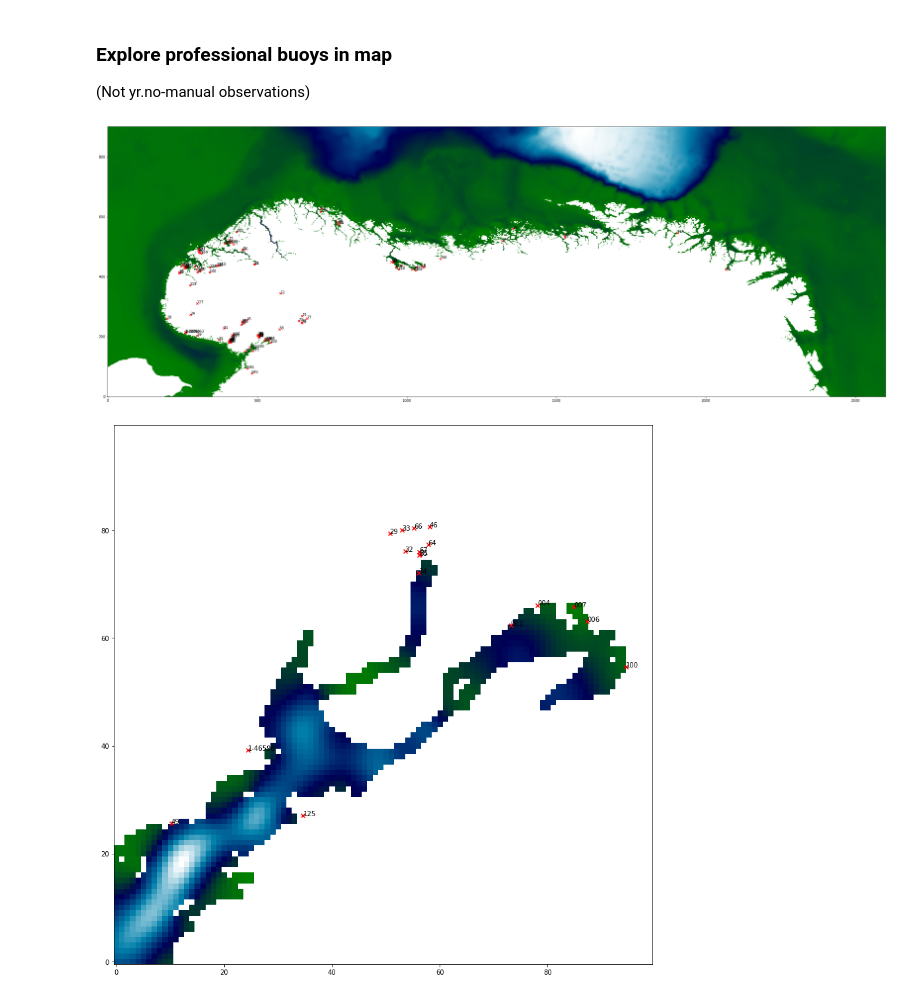
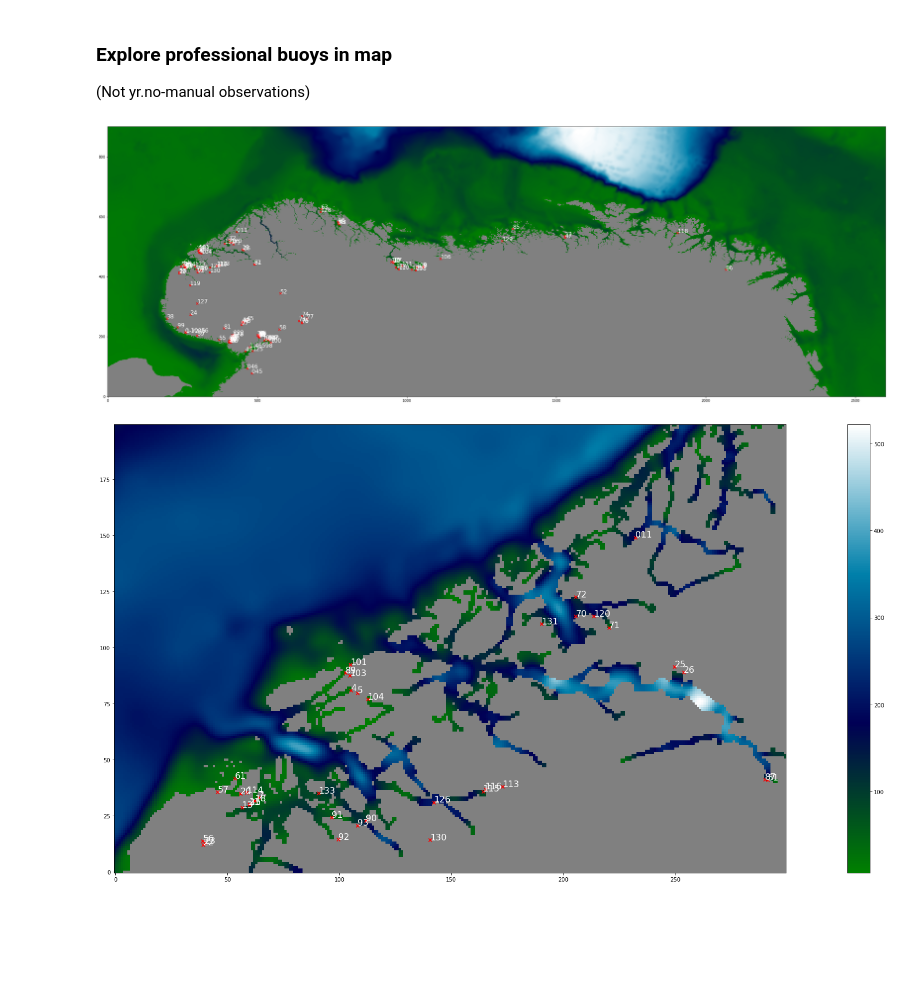
Before and after one commit to FlorianBeiser/havvarsel-data-driven-pred, a Jupyter notebook: HavvarselExplorer.ipynb, the cells around one changed output. Cells and saved outputs as stored; diff of their text form; code cells hidden in the pictures; blank space fills up the shorter version.

```diff
--- a/HavvarselExplorer.ipynb
+++ b/HavvarselExplorer.ipynb
@@ -131,6 +121,8 @@ add_more_meta_data("badevann-buoys.csv")
 ### Explore professional buoys in map
 
 (Not yr.no-manual observations)
+# %%
+badevann_df = pd.read_csv("badevann-buoys.csv")
 # %%
 badevann_df = badevann_df[badevann_df["source"]!="yr.no"]
 # %%
@@ -171,15 +163,20 @@ def plot_sites(land, xys, buoyid, subarea=None):
     buoy_subarea = np.logical_and(np.all(xys < [subarea[1],subarea[3]], axis=1), np.all(xys > [subarea[0],subarea[2]], axis=1))
 
     fig, ax = plt.subplots(1,1,figsize=(40,15))
-    ax.imshow(land[subarea[2]:subarea[3],subarea[0]:subarea[1]], cmap='ocean', origin="lower")
+    cmap = plt.cm.get_cmap("ocean").copy()
+    cmap.set_bad("grey", alpha=1.0)
+    bg = ax.imshow(land[subarea[2]:subarea[3],subarea[0]:subarea[1]], cmap=cmap, origin="lower")
     ax.scatter(xys[buoy_subarea,0]-subarea[0], xys[buoy_subarea,1]-subarea[2], c='r', marker='x')
     for i, txt in enumerate(buoyid[buoy_subarea]):
-        ax.annotate(str(txt), (xys[np.arange(N)[buoy_subarea][i],0]-subarea[0], xys[np.arange(N)[buoy_subarea][i],1]-subarea[2]))
+        ax.annotate(str(txt), (xys[np.arange(N)[buoy_subarea][i],0]-subarea[0], xys[np.arange(N)[buoy_subarea][i],1]-subarea[2]), c="white", fontsize=16)
+
+    if subarea != [0, land.shape[1], 0, land.shape[0]]:
+        fig.colorbar(bg)
 # %%
 plot_sites(land, xys, buoyid)
 # %% [output]
-[figure, old version]
+[figure, new version]
 # %%
-plot_sites(land, xys, buoyid, subarea=[450,550,125,225])
+plot_sites(land, xys, buoyid, subarea=[200,500,400,600])
 # %% [output]
-[figure, old version]
+[figure, new version]
```
Also changed, not shown: parts of 4 cells of this notebook, 1 other file.
